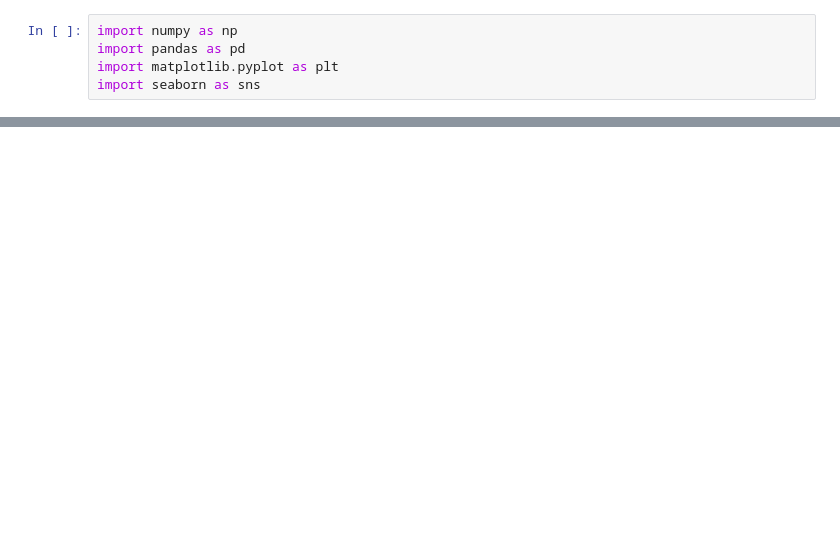
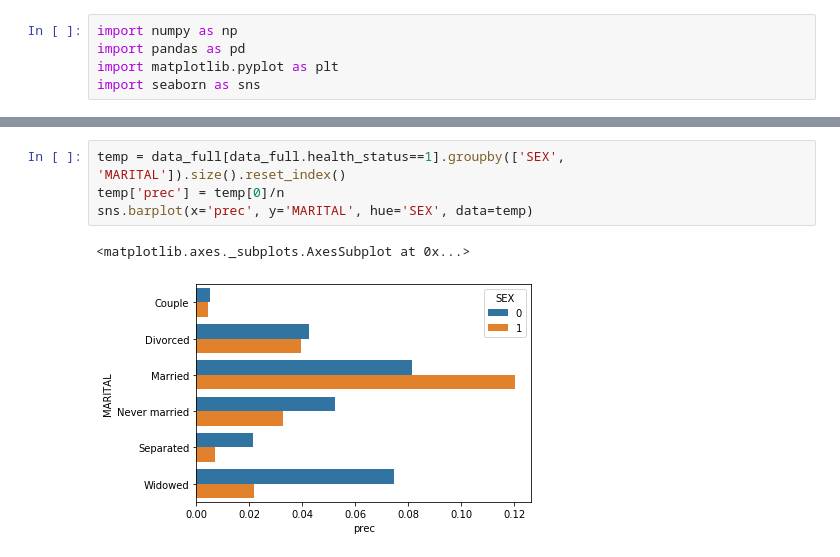
Before and after one commit to Jay4869/Data-Science, a Jupyter notebook: Projects/Prodantial/Untitled.ipynb, the cells around one changed output, grey strips where cells are left out. Drawn from its saved outputs; the diff is of its cells as text; blank space fills up the shorter version.

```diff
--- a/Projects/Prodantial/Untitled.ipynb
+++ b/Projects/Prodantial/Untitled.ipynb
@@ -189,0 +243,7 @@ Name: DRNKDY4, dtype: int64
+# %%
+temp = data_full[data_full.health_status==1].groupby(['SEX', 'MARITAL']).size().reset_index()
+temp['prec'] = temp[0]/n
+sns.barplot(x='prec', y='MARITAL', hue='SEX', data=temp)
+# %% [output]
+<matplotlib.axes._subplots.AxesSubplot at 0x...>
+[figure, added]
```
Also changed, not shown: parts of 18 cells of this notebook.
